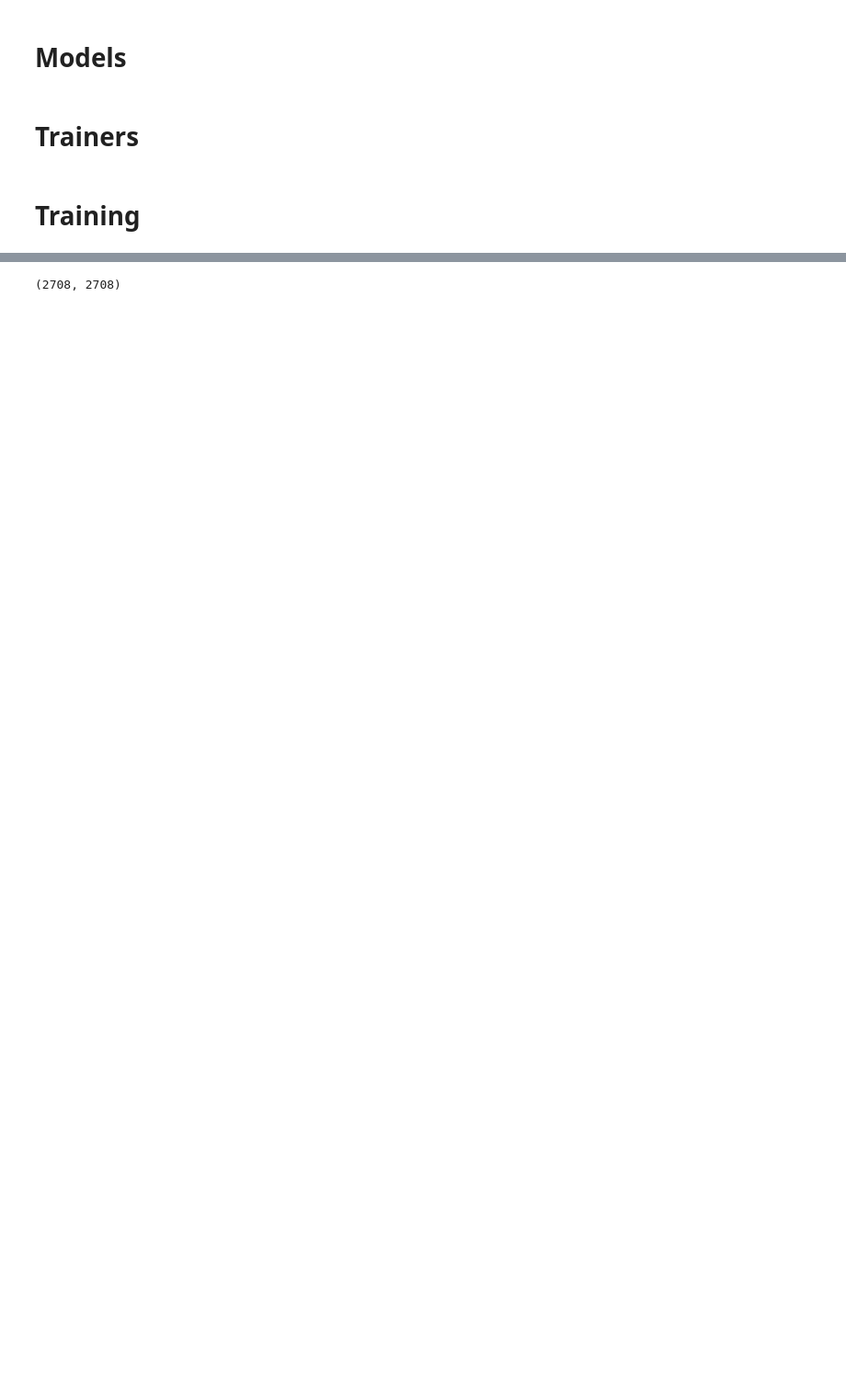
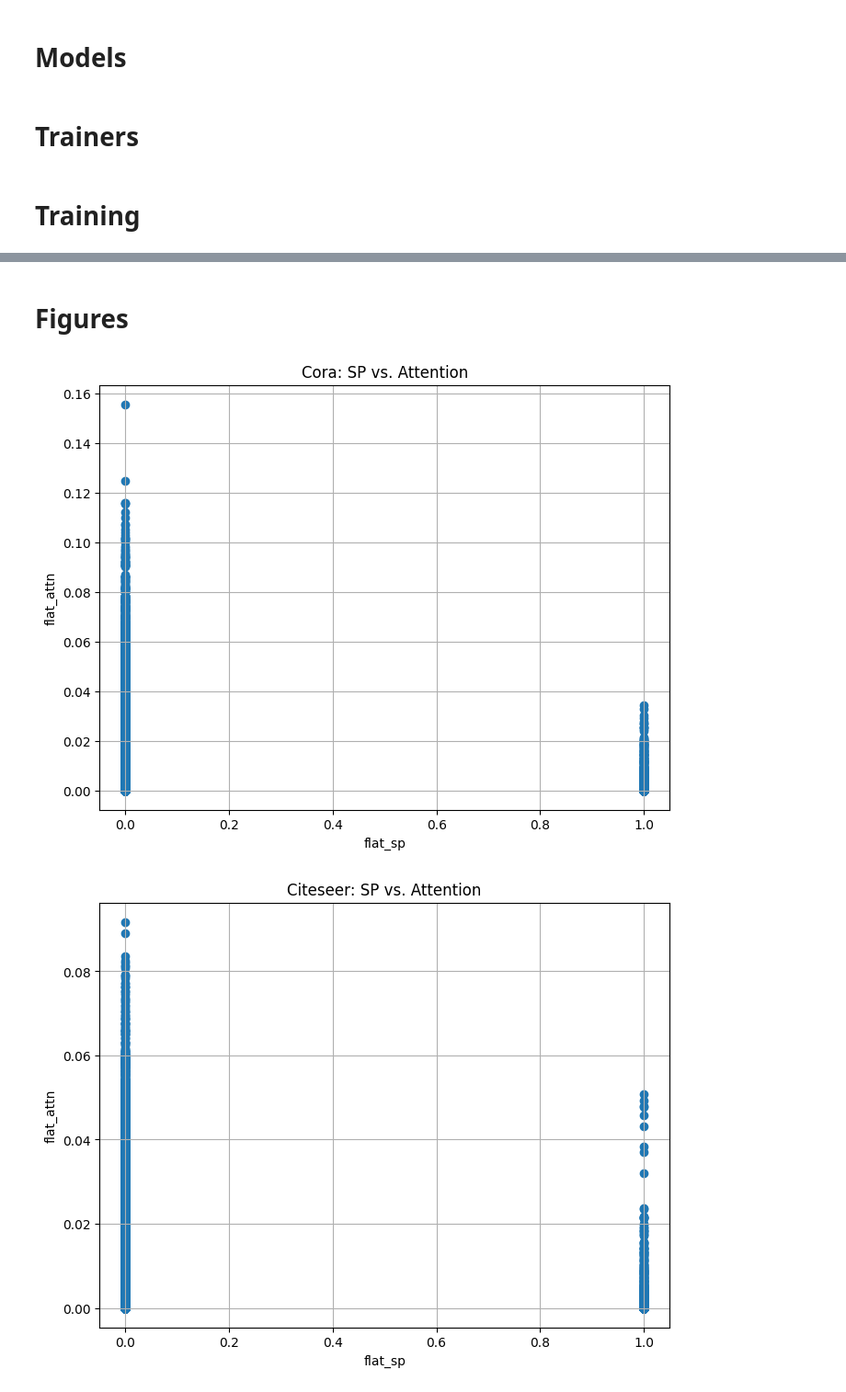
Before and after one commit to batu-el/l65_be301_dc755, a Jupyter notebook: Figure1.ipynb, the cells around one changed output, grey strips where cells are left out. Shown: that part at 92% size. Drawn from its saved outputs; the diff is of its cells as text; code cells hidden in the pictures; blank space fills up the shorter version.

```diff
--- a/Figure1.ipynb
+++ b/Figure1.ipynb
@@ -818,4 +774,2 @@ dense_adj_tensor = torch.tensor(dense_adj, dtype=torch.float)
-# %%
-attn.shape
-# %% [output]
-(2708, 2708)
+# %% [markdown]
+# Figures
@@ -821,0 +807,25 @@ attn.shape
+# %%
+### Figure 1 ###
+
+import matplotlib.pyplot as plt
+import numpy as np
+
+
+# data_key = 'Cora'
+metric = 'dt2_avg'
+
+# scatter plot
+for data_key in DATASETS:
+    plt.figure(figsize=(8, 6))
+    attn = all_attns[data_key][metric][0]
+    # sp = DATASETS[data_key].dense_sp_matrix.cpu()
+    adj = DATASETS[data_key].dense_adj.cpu()
+    plt.scatter(adj, attn)
+    plt.title(f'{data_key}: SP vs. Attention')
+    plt.xlabel('flat_sp')
+    plt.ylabel('flat_attn')
+    plt.grid(True)
+    plt.show()
+# %% [output]
+[figure, added]
+[figure, added]
```
Also changed, not shown: parts of 20 cells of this notebook.
